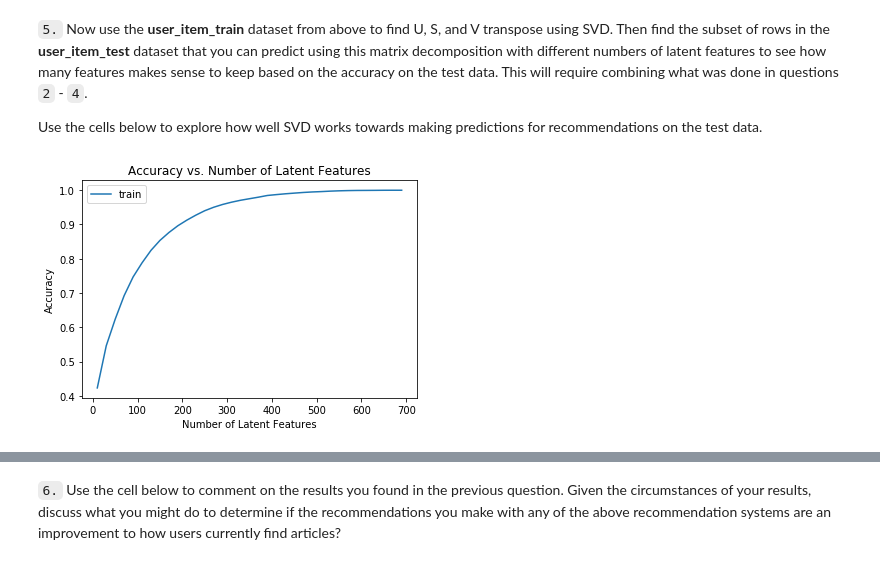
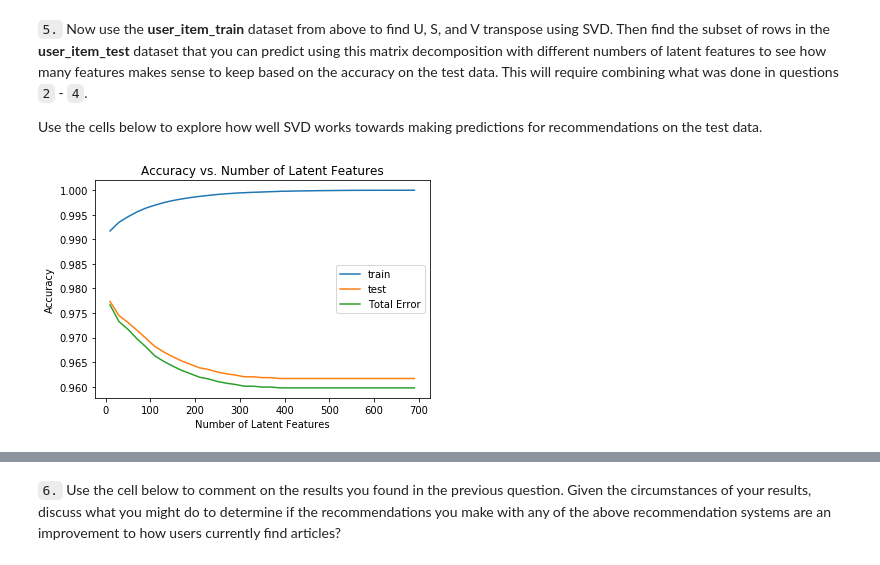
Before and after one commit to Erickramirez/Recommendations-with-IBM, a Jupyter notebook: Recommendations_with_IBM.ipynb, the cells around one changed output, grey strips where cells are left out. Drawn from its saved outputs; the diff is of its cells as text; code cells hidden in the pictures.

```diff
--- a/Recommendations_with_IBM.ipynb
+++ b/Recommendations_with_IBM.ipynb
@@ -753,15 +742,20 @@ u_train, s_train, vt_train = np.linalg.svd(user_item_train)# fit svd similar to
 # %%
 # Use these cells to see how well you can use the training
 # decomposition to predict on test data
-common_idx = user_item_train.index.isin(test_idx)
+train_common_idx = user_item_train.index.isin(test_idx)
 common_arts = user_item_train.title.columns.isin(test_arts)
+
+common_idx = list(set(user_item_train.index)&set(test_idx))
 # %%
-u_test = u_train[common_idx, :]
+u_test = u_train[train_common_idx, :]
 vt_test = vt_train[:, common_arts]
+user_item_test = user_item_test.loc[common_idx]
 # %%
 num_latent_feats = np.arange(10,700+10,20)
 sum_errs=[]
 test_sum_errs=[]
+total_errs =[]
+
 
 for k in num_latent_feats:
     # restructure with k latent features
@@ -769,12 +763,14 @@ for k in num_latent_feats:
     u_test_new, vt_test_new = u_test[:, :k], vt_test[:k, :]
 
     # take dot product
+
     user_item_est = np.around(np.dot(np.dot(u_new, s_new), vt_new))
     user_test_item_est = np.around(np.dot(np.dot(u_test_new, s_new), vt_test_new))
 
     # compute error for each prediction to actual value
+
     diffs = np.subtract(user_item_train, user_item_est)
-    test_diffs = np.subtract(user_item_test.loc[user_item_matrix.loc[common_idx, :].index, :], user_test_item_est)
+    test_diffs = np.subtract(user_item_test.loc[common_idx, :], user_test_item_est)
 
     # total errors and keep track of them
     err = np.sum(np.sum(np.abs(diffs)))
@@ -782,11 +778,14 @@ for k in num_latent_feats:
 
     sum_errs.append(err)
     test_sum_errs.append(test_err)
+    total_errs.append(np.sum(user_test_item_est)+np.sum(np.sum(user_item_test)))
 # %%
-plt.plot(num_latent_feats, 1 - np.array(sum_errs)/df.shape[0], label="train");
+plt.plot(num_latent_feats, 1 - np.array(sum_errs)/(user_item_train.shape[0]*user_item_train.shape[1]), label="train");
+plt.plot(num_latent_feats, 1 - np.array(test_sum_errs)/(user_item_test.shape[0]*user_item_test.shape[1]), label="test");
+plt.plot(num_latent_feats, 1 - np.array(total_errs)/(user_item_test.shape[0]*user_item_test.shape[1]), label='Total Error');
 plt.legend(loc='best')
 plt.xlabel('Number of Latent Features');
 plt.ylabel('Accuracy');
 plt.title('Accuracy vs. Number of Latent Features');
 # %% [output]
-[figure, old version]
+[figure, new version]
```
Also changed, not shown: parts of 14 cells of this notebook, 1 other file.
